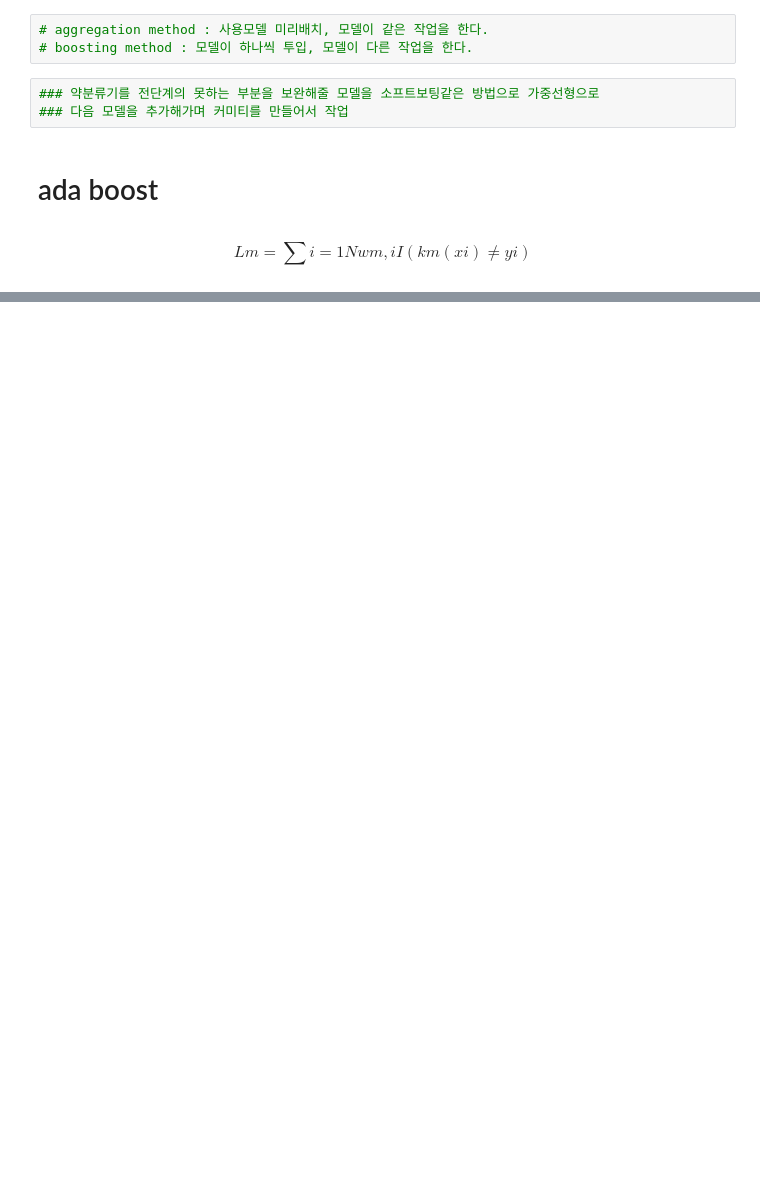
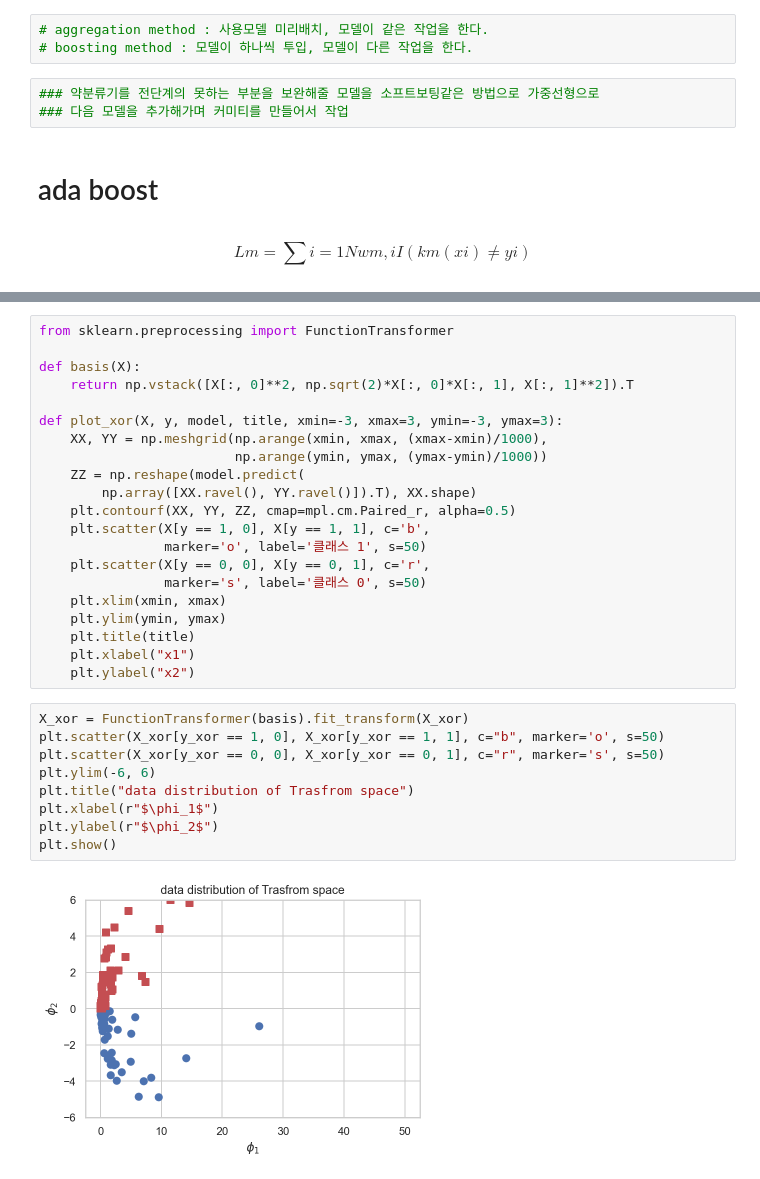
Before and after one commit to KIMS-Github/TIL_, a Jupyter notebook: math/Math_Test_1_2_3/Math_test_part3.ipynb, the cells around one changed output, grey strips where cells are left out. Drawn from its saved outputs; the diff is of its cells as text; blank space fills up the shorter version.

```diff
--- a/math/Math_Test_1_2_3/Math_test_part3.ipynb
+++ b/math/Math_Test_1_2_3/Math_test_part3.ipynb
@@ -830,0 +933,32 @@ $$
+# %%
+from sklearn.preprocessing import FunctionTransformer
+
+def basis(X):
+    return np.vstack([X[:, 0]**2, np.sqrt(2)*X[:, 0]*X[:, 1], X[:, 1]**2]).T
+
+def plot_xor(X, y, model, title, xmin=-3, xmax=3, ymin=-3, ymax=3):
+    XX, YY = np.meshgrid(np.arange(xmin, xmax, (xmax-xmin)/1000),
+                         np.arange(ymin, ymax, (ymax-ymin)/1000))
+    ZZ = np.reshape(model.predict(
+        np.array([XX.ravel(), YY.ravel()]).T), XX.shape)
+    plt.contourf(XX, YY, ZZ, cmap=mpl.cm.Paired_r, alpha=0.5)
+    plt.scatter(X[y == 1, 0], X[y == 1, 1], c='b',
+                marker='o', label='클래스 1', s=50)
+    plt.scatter(X[y == 0, 0], X[y == 0, 1], c='r',
+                marker='s', label='클래스 0', s=50)
+    plt.xlim(xmin, xmax)
+    plt.ylim(ymin, ymax)
+    plt.title(title)
+    plt.xlabel("x1")
+    plt.ylabel("x2")
+# %%
+X_xor = FunctionTransformer(basis).fit_transform(X_xor)
+plt.scatter(X_xor[y_xor == 1, 0], X_xor[y_xor == 1, 1], c="b", marker='o', s=50)
+plt.scatter(X_xor[y_xor == 0, 0], X_xor[y_xor == 0, 1], c="r", marker='s', s=50)
+plt.ylim(-6, 6)
+plt.title("data distribution of Trasfrom space")
+plt.xlabel(r"$\phi_1$")
+plt.ylabel(r"$\phi_2$")
+plt.show()
+# %% [output]
+[figure, added]
```
Also changed, not shown: parts of 22 cells of this notebook.
